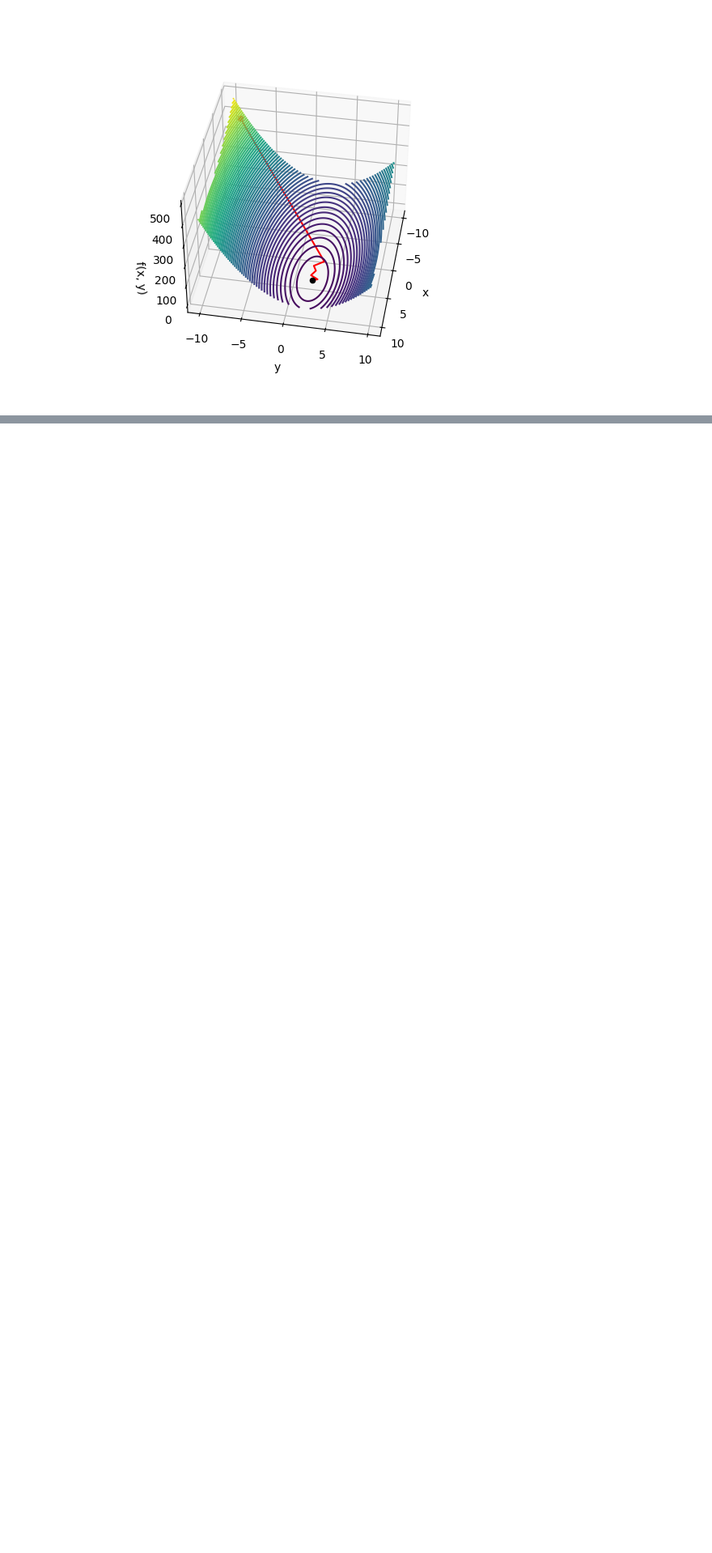
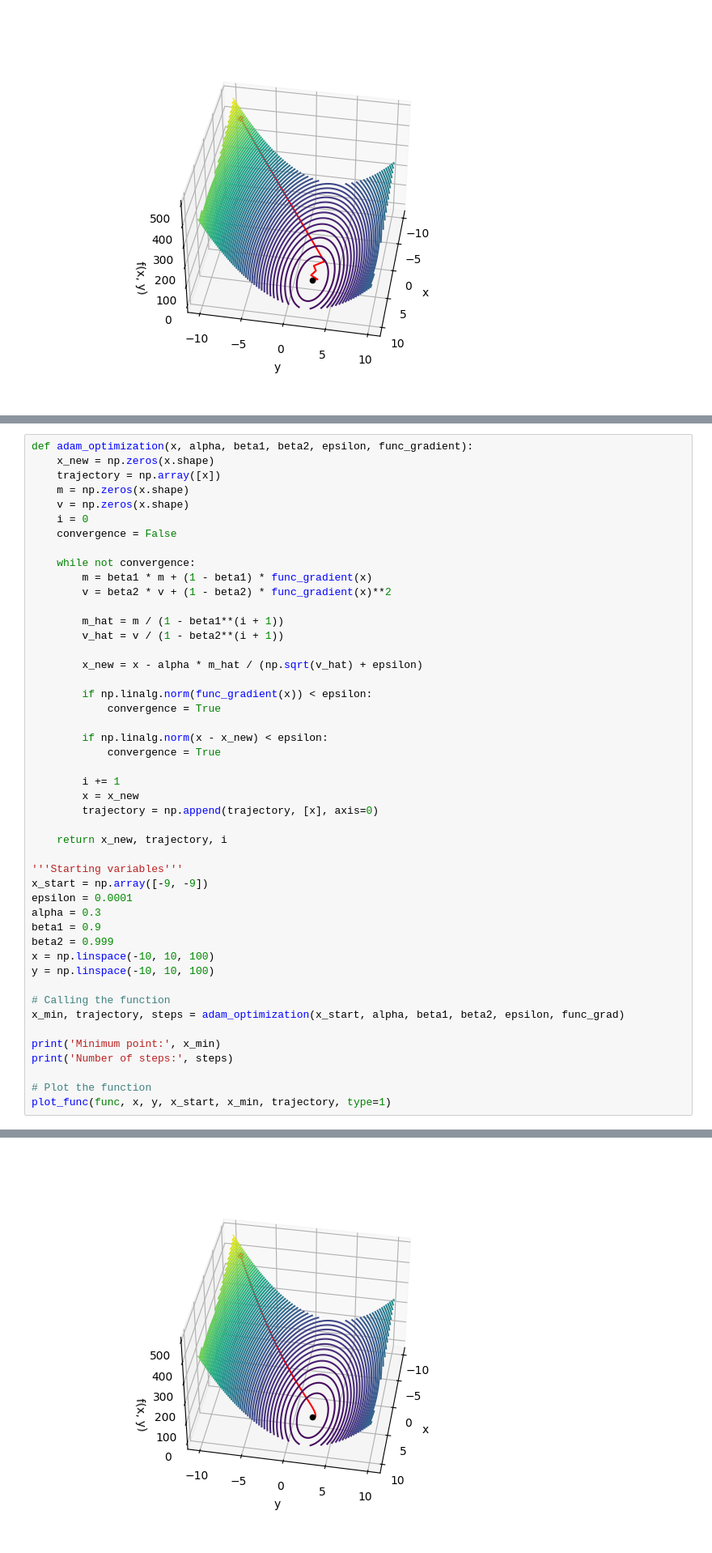
Before and after one commit to robertpaulp/ML-from-scratch, a Jupyter notebook: optimization/gradients.ipynb, the cells around one changed output, grey strips where cells are left out. Shown at 81% size. Saved outputs shown, nothing was run; the diff lists cells and outputs as text; blank space fills up the shorter version.

```diff
--- a/optimization/gradients.ipynb
+++ b/optimization/gradients.ipynb
@@ -706,0 +797,48 @@ Number of steps: 49
+# %%
+def adam_optimization(x, alpha, beta1, beta2, epsilon, func_gradient):
+    x_new = np.zeros(x.shape)
+    trajectory = np.array([x])
+    m = np.zeros(x.shape)
+    v = np.zeros(x.shape)
+    i = 0
+    convergence = False
+
+    while not convergence:
+        m = beta1 * m + (1 - beta1) * func_gradient(x)
+        v = beta2 * v + (1 - beta2) * func_gradient(x)**2
+
+        m_hat = m / (1 - beta1**(i + 1))
+        v_hat = v / (1 - beta2**(i + 1))
+
+        x_new = x - alpha * m_hat / (np.sqrt(v_hat) + epsilon)
+
+        if np.linalg.norm(func_gradient(x)) < epsilon:
+            convergence = True
+
+        if np.linalg.norm(x - x_new) < epsilon:
+            convergence = True
+
+        i += 1
+        x = x_new
+        trajectory = np.append(trajectory, [x], axis=0)
+
+    return x_new, trajectory, i
+
+'''Starting variables'''
+x_start = np.array([-9, -9])
+epsilon = 0.0001
+alpha = 0.3
+beta1 = 0.9
+beta2 = 0.999
+x = np.linspace(-10, 10, 100)
+y = np.linspace(-10, 10, 100)
+
+# Calling the function
+x_min, trajectory, steps = adam_optimization(x_start, alpha, beta1, beta2, epsilon, func_grad)
+
+print('Minimum point:', x_min)
+print('Number of steps:', steps)
+
+# Plot the function
+plot_func(func, x, y, x_start, x_min, trajectory, type=1)
+# %% [output]
@@ -707 +847,2 @@ Number of steps: 49
+[figure, added]
 # %% [markdown]
```
Also changed, not shown: parts of 12 cells of this notebook, 1 other file.
